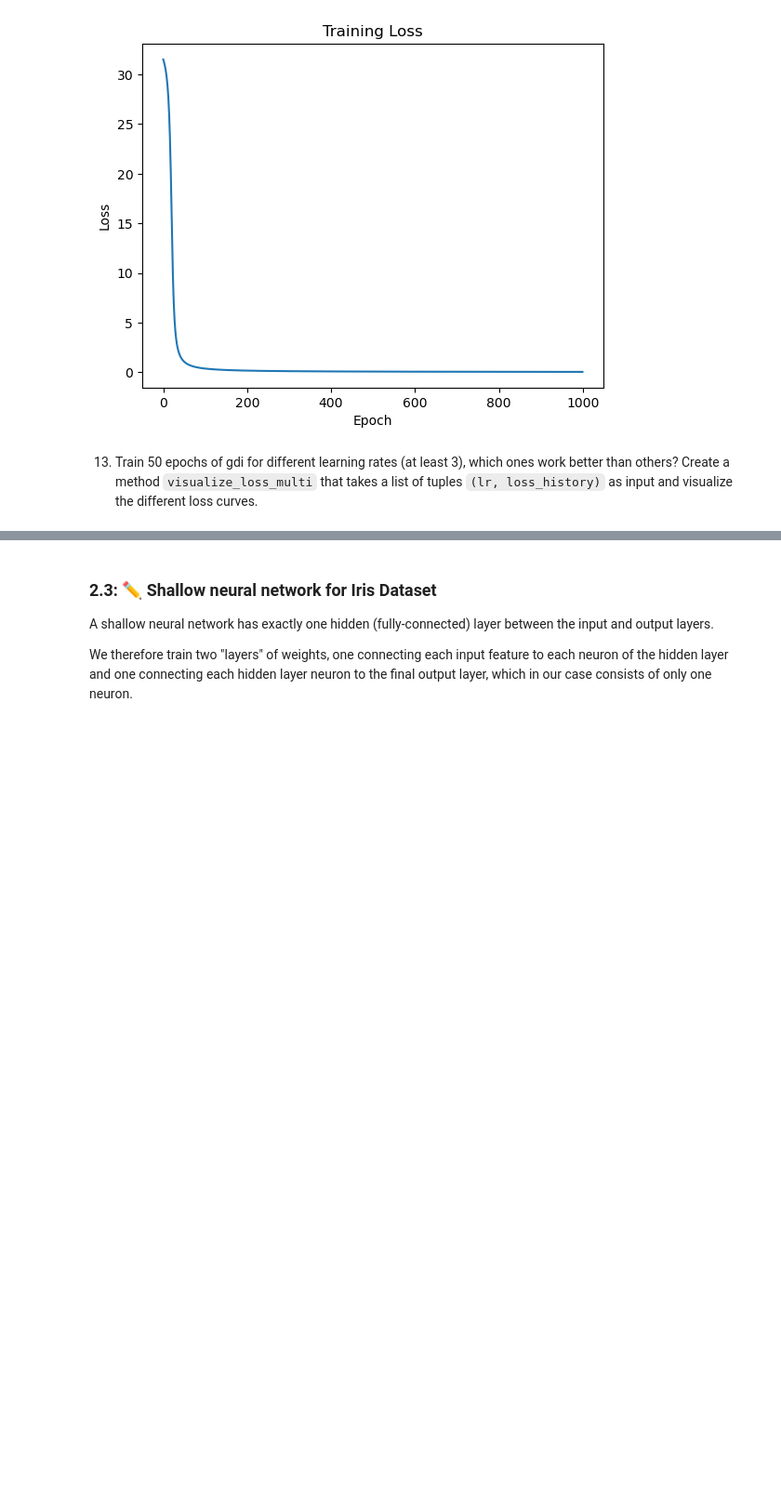
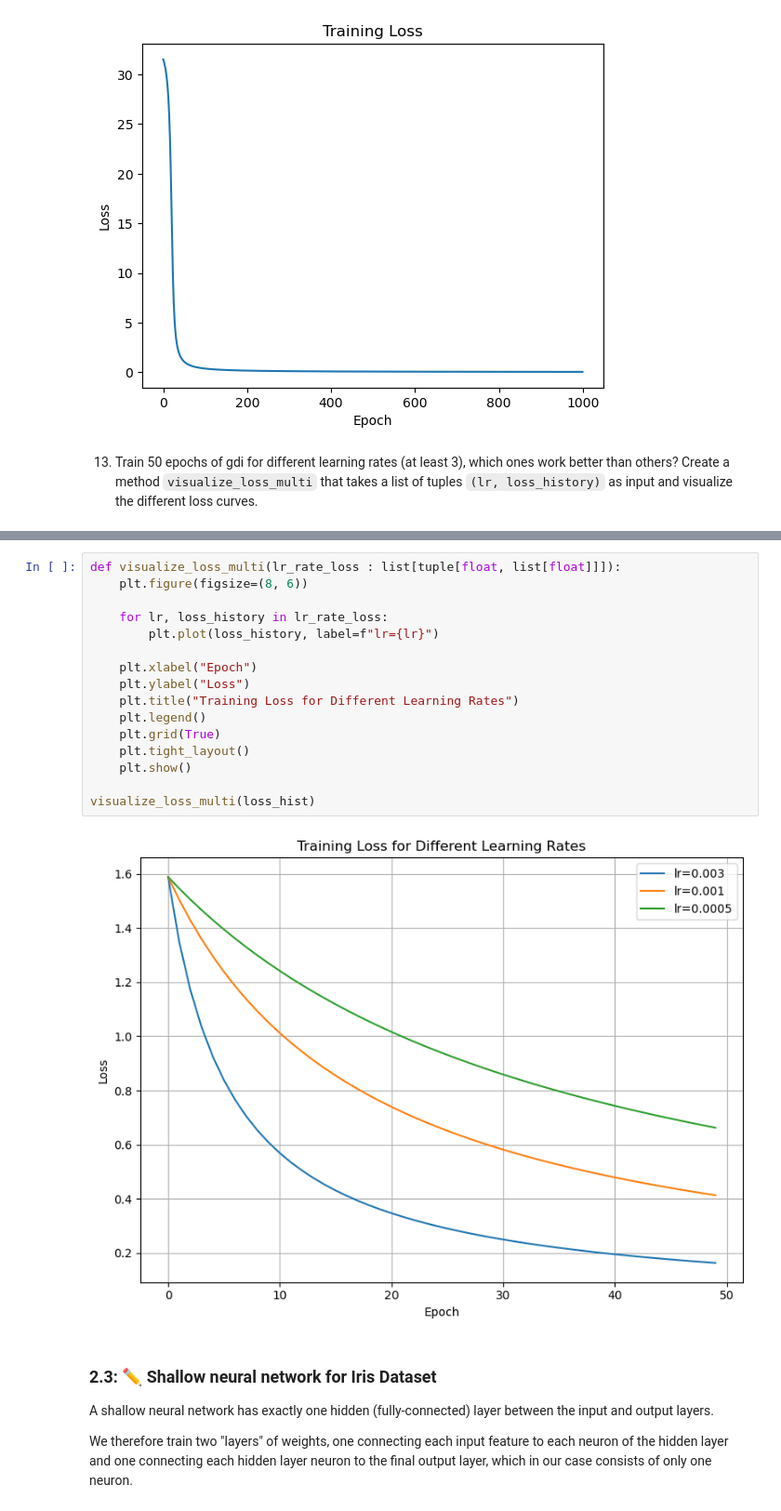
Before and after one commit to gpuonfire/ml_praktikum, a Jupyter notebook: ML_Aufgabenblätter/A5_Neural_Networks_PyTorch.ipynb, the cells around one changed output, grey strips where cells are left out. Shown at 93% size. Saved outputs shown, nothing was run; the diff lists cells and outputs as text; blank space fills up the shorter version.

```diff
--- a/ML_Aufgabenblätter/A5_Neural_Networks_PyTorch.ipynb
+++ b/ML_Aufgabenblätter/A5_Neural_Networks_PyTorch.ipynb
@@ -571,3 +581,21 @@ visualize_errors(histories[1])
+# %%
+def visualize_loss_multi(lr_rate_loss : list[tuple[float, list[float]]]):
+    plt.figure(figsize=(8, 6))
+
+    for lr, loss_history in lr_rate_loss:
+        plt.plot(loss_history, label=f"lr={lr}")
+
+    plt.xlabel("Epoch")
+    plt.ylabel("Loss")
+    plt.title("Training Loss for Different Learning Rates")
+    plt.legend()
+    plt.grid(True)
+    plt.tight_layout()
+    plt.show()
+
+visualize_loss_multi(loss_hist)
+# %% [output]
+[figure, added]
 # %% [markdown]
 ### 2.3: ✏️ Shallow neural network for Iris Dataset
 
```
Also changed, not shown: parts of 11 cells of this notebook.
